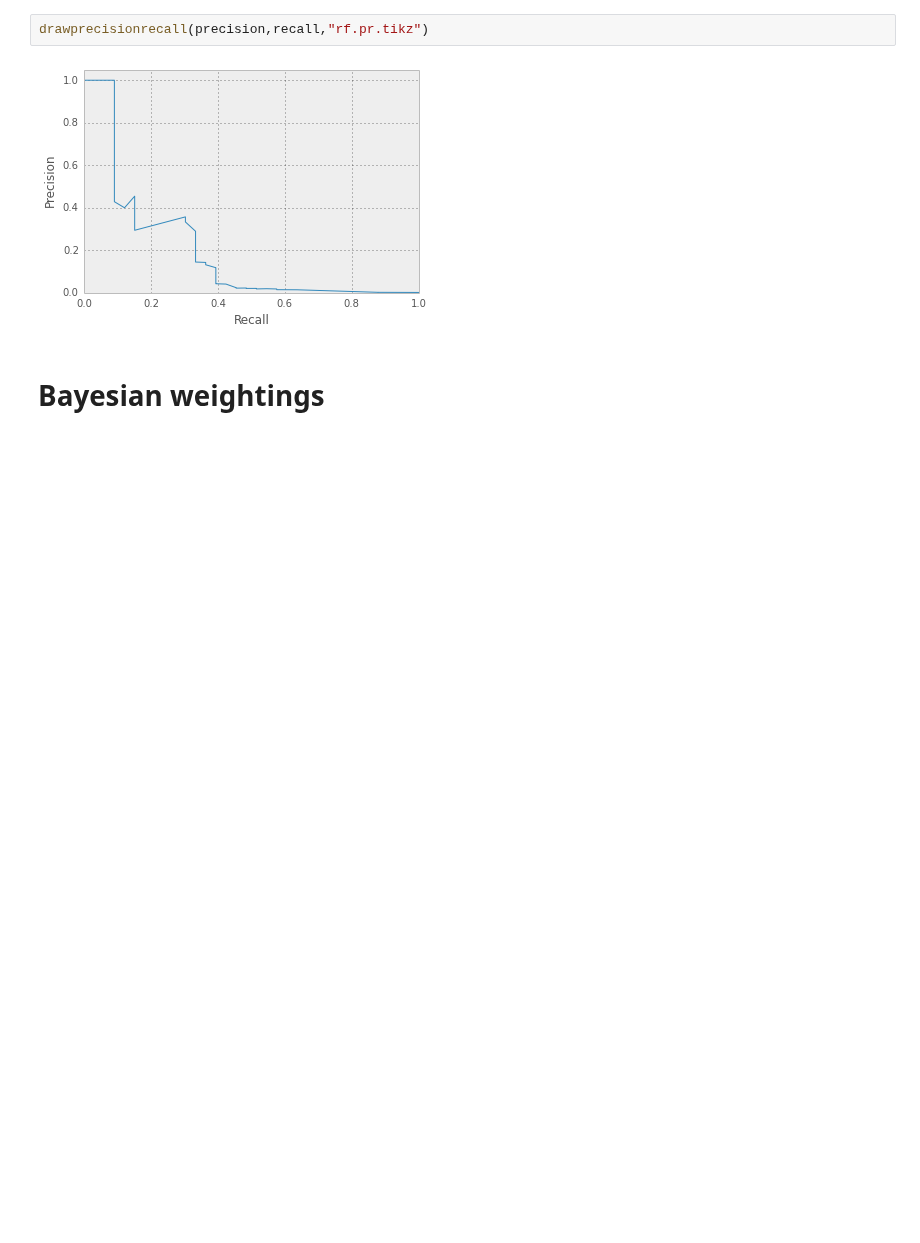
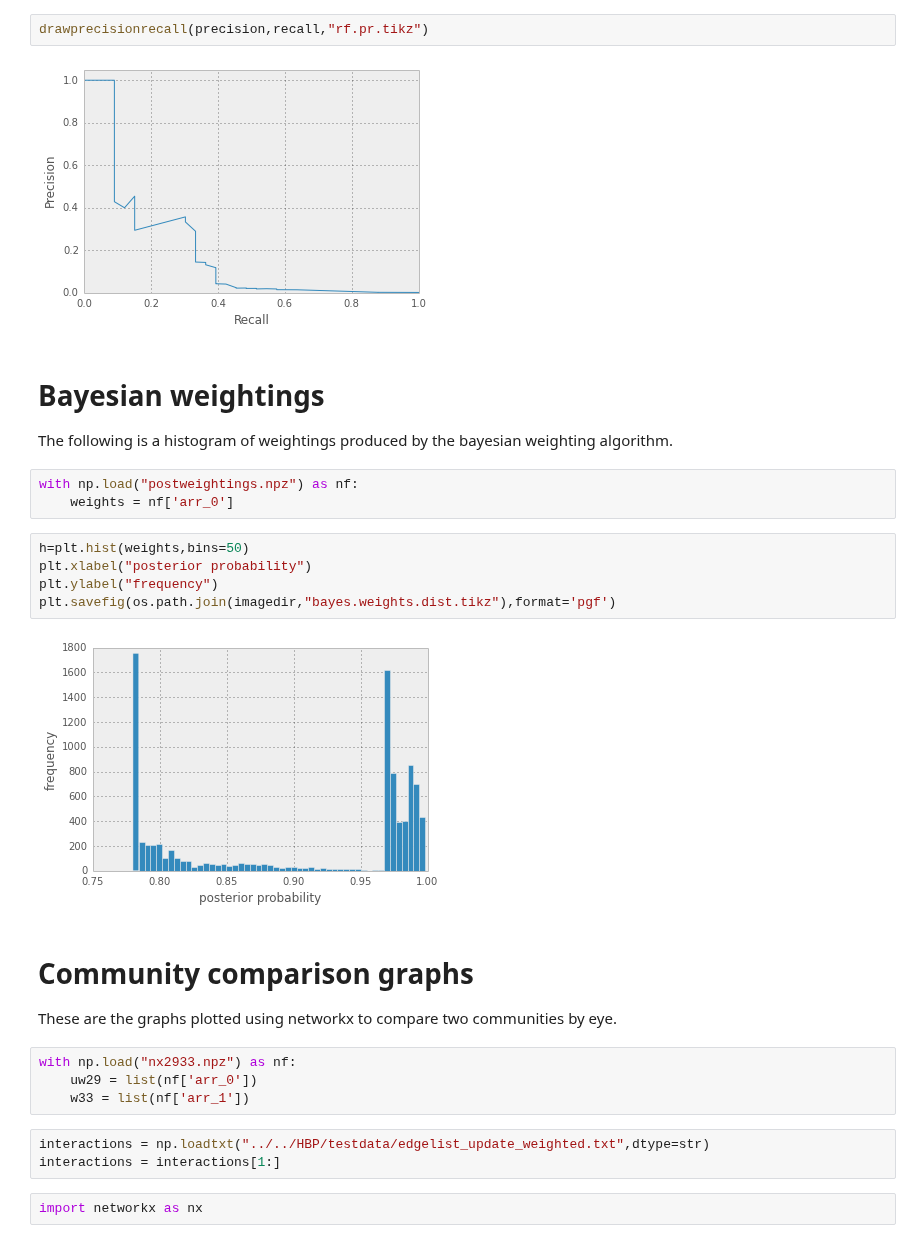
Before and after one commit to gngdb/opencast-bio, a Jupyter notebook: notebooks/Creating pgf graphs.ipynb, the cells around one changed output. Cells and saved outputs as stored; diff of their text form; blank space fills up the shorter version.

```diff
--- a/notebooks/Creating pgf graphs.ipynb
+++ b/notebooks/Creating pgf graphs.ipynb
@@ -330,5 +330,30 @@ with np.load("random.forest.precisionrecall.npz") as data:
 drawprecisionrecall(precision,recall,"rf.pr.tikz")
 # %% [output]
 [figure]
-# %% [markdown]
-# Bayesian weightings
+# %% [markdown]
+# Bayesian weightings
+
+The following is a histogram of weightings produced by the bayesian weighting algorithm.
+# %%
+with np.load("postweightings.npz") as nf:
+    weights = nf['arr_0']
+# %%
+h=plt.hist(weights,bins=50)
+plt.xlabel("posterior probability")
+plt.ylabel("frequency")
+plt.savefig(os.path.join(imagedir,"bayes.weights.dist.tikz"),format='pgf')
+# %% [output]
+[figure, added]
+# %% [markdown]
+# Community comparison graphs
+
+These are the graphs plotted using networkx to compare two communities by eye.
+# %%
+with np.load("nx2933.npz") as nf:
+    uw29 = list(nf['arr_0'])
+    w33 = list(nf['arr_1'])
+# %%
+interactions = np.loadtxt("../../HBP/testdata/edgelist_update_weighted.txt",dtype=str)
+interactions = interactions[1:]
+# %%
+import networkx as nx
```
Also changed, not shown: parts of 6 cells of this notebook, 1 other file.
